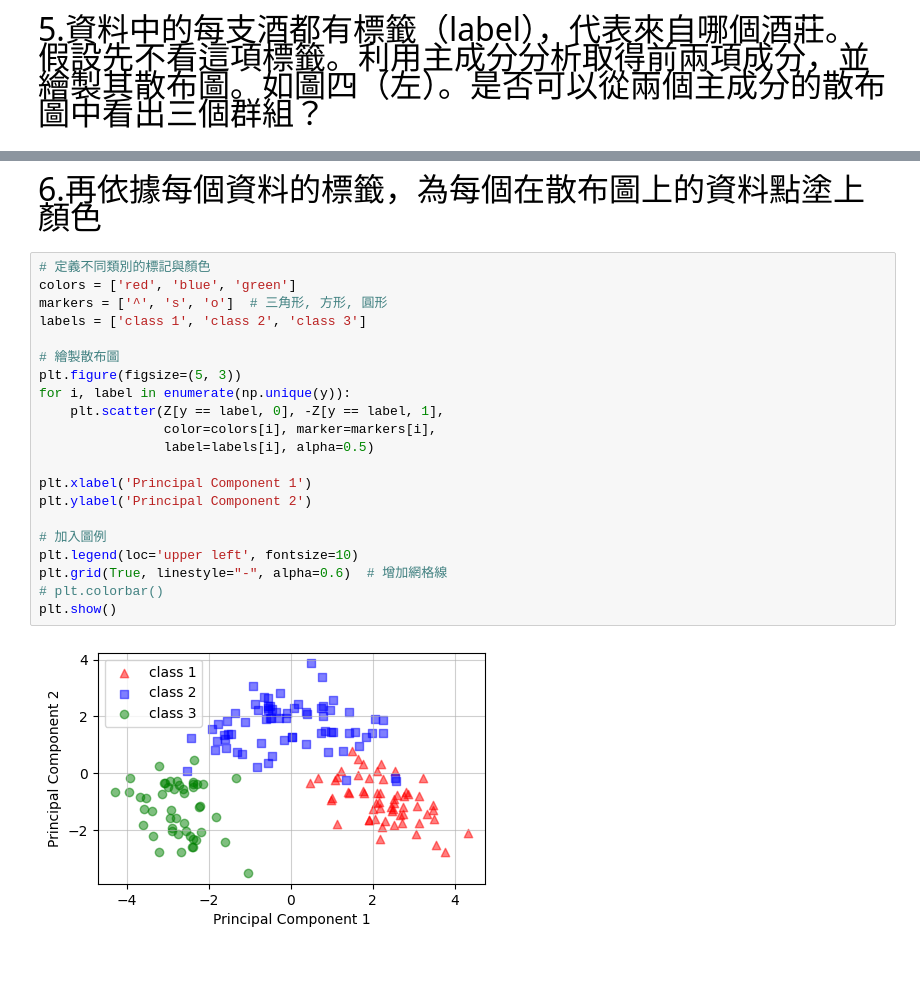
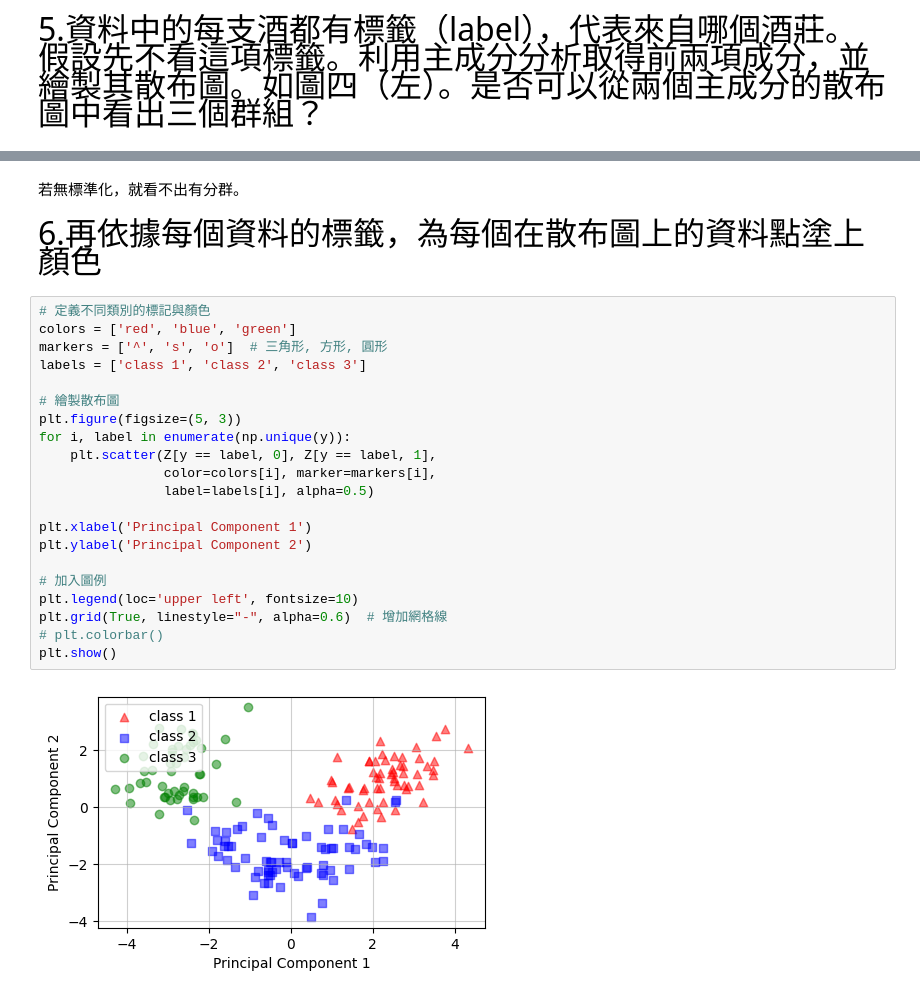
Before and after one commit to TZU-CHI1115/ML711333104, a Jupyter notebook: HW1.ipynb, the cells around one changed output, grey strips where cells are left out. Drawn from its saved outputs; the diff is of its cells as text; blank space fills up the shorter version.

```diff
--- a/HW1.ipynb
+++ b/HW1.ipynb
@@ -168,25 +184,27 @@ plt.show()
+# %% [markdown]
+若無標準化，就看不出有分群。
 # %% [markdown]
 <font size="6">6.再依據每個資料的標籤，為每個在散布圖上的資料點塗上顏色<font>
 # %%
 # 定義不同類別的標記與顏色
 colors = ['red', 'blue', 'green']
 markers = ['^', 's', 'o']  # 三角形, 方形, 圓形
 labels = ['class 1', 'class 2', 'class 3']
 
 # 繪製散布圖
 plt.figure(figsize=(5, 3))
 for i, label in enumerate(np.unique(y)):
-    plt.scatter(Z[y == label, 0], -Z[y == label, 1],
+    plt.scatter(Z[y == label, 0], Z[y == label, 1],
                 color=colors[i], marker=markers[i],
                 label=labels[i], alpha=0.5)
 
 plt.xlabel('Principal Component 1')
 plt.ylabel('Principal Component 2')
 
 # 加入圖例
 plt.legend(loc='upper left', fontsize=10)
 plt.grid(True, linestyle="-", alpha=0.6)  # 增加網格線
 # plt.colorbar()
 plt.show()
 # %% [output]
-[figure, old version]
+[figure, new version]
```
Also changed, not shown: parts of 11 cells of this notebook.
